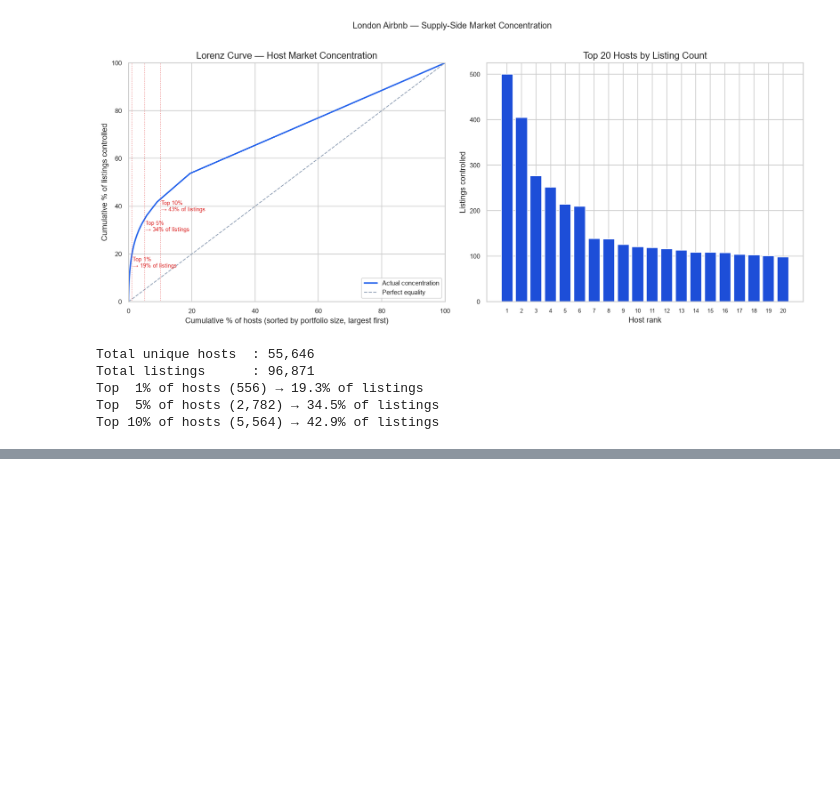
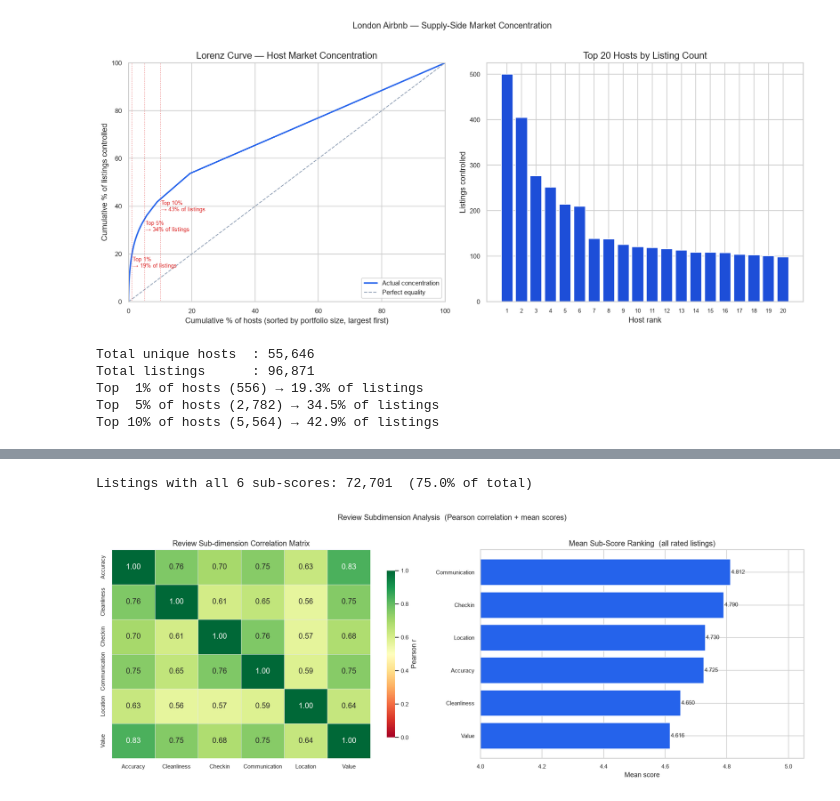
Before and after one commit to bavikaranyogeswaran/Airbnb-Multi-City-Data-Pipeline, a Jupyter notebook: notebooks/03_exploratory_data_analysis.ipynb, the cells around one changed output, grey strips where cells are left out. Saved outputs shown, nothing was run; the diff lists cells and outputs as text; code cells hidden in the pictures; blank space fills up the shorter version.

```diff
--- a/notebooks/03_exploratory_data_analysis.ipynb
+++ b/notebooks/03_exploratory_data_analysis.ipynb
@@ -1434,0 +1639,72 @@ Top 10% of hosts (5,564) → 42.9% of listings
+# %%
+# ── Chart 23 · 10.4  Review subdimension correlation heatmap ────────────────
+# 6 sub-score columns: accuracy, cleanliness, checkin, communication, location, value.
+# Pearson correlation matrix reveals which dimensions move together.
+# High inter-correlation confirms that the overall score is a reasonable summary.
+
+rating_cols = [
+    "review_scores_accuracy",
+    "review_scores_cleanliness",
+    "review_scores_checkin",
+    "review_scores_communication",
+    "review_scores_location",
+    "review_scores_value",
+]
+# Use only listings with at least one sub-score available
+rated = listings[rating_cols].dropna()
+print(f"Listings with all 6 sub-scores: {len(rated):,}  "
+      f"({len(rated)/len(listings)*100:.1f}% of total)")
+
+corr = rated.corr(method="pearson").round(3)
+
+# Clean labels for the heatmap axes
+clean_labels = [c.replace("review_scores_", "").replace("_", "\n").title()
+                for c in rating_cols]
+
+# Save the full correlation matrix as CSV
+corr.copy().rename(
+    index={c: c.replace("review_scores_", "") for c in rating_cols},
+    columns={c: c.replace("review_scores_", "") for c in rating_cols},
+).to_csv(TABLES / "review_subdimension_summary.csv")
+
+fig, axes = plt.subplots(1, 2, figsize=(16, 6))
+
+# Left: full correlation heatmap
+sns.heatmap(
+    corr,
+    annot=True, fmt=".2f",
+    cmap="RdYlGn",          # green = high positive correlation
+    vmin=0.0, vmax=1.0,
+    linewidths=0.5,
+    linecolor="#e2e8f0",
+    xticklabels=clean_labels,
+    yticklabels=clean_labels,
+    cbar_kws={"label": "Pearson r", "shrink": 0.8},
+    ax=axes[0],
+)
+axes[0].set_title("Review Sub-dimension Correlation Matrix", fontsize=12)
+
+# Right: mean sub-score bar for ranked comparison (overall population)
+mean_scores = rated.mean().sort_values(ascending=True)
+bar_labels  = [c.replace("review_scores_", "").replace("_", " ").title()
+               for c in mean_scores.index]
+axes[1].barh(bar_labels, mean_scores.values, color="#2563eb")
+for i, v in enumerate(mean_scores.values):
+    axes[1].text(v + 0.002, i, f"{v:.3f}", va="center", fontsize=9)
+axes[1].set_xlim(4.0, 5.05)
+axes[1].set_title("Mean Sub-Score Ranking  (all rated listings)", fontsize=12)
+axes[1].set_xlabel("Mean score")
+
+plt.suptitle("Review Subdimension Analysis  (Pearson correlation + mean scores)",
+             fontsize=12, y=1.01)
+plt.tight_layout()
+plt.savefig(FIGS / "23_review_subdimensions_heatmap.png", dpi=150, bbox_inches="tight")
+plt.show()
+
+print("Saved → 23_review_subdimensions_heatmap.png")
+print("Saved → review_subdimension_summary.csv")
+print("\nMean sub-scores:")
+print(mean_scores.round(3).to_string())
+# %% [output]
+Listings with all 6 sub-scores: 72,701  (75.0% of total)
+[figure, added]
```
Also changed, not shown: parts of 5 cells of this notebook, 6 other files.
